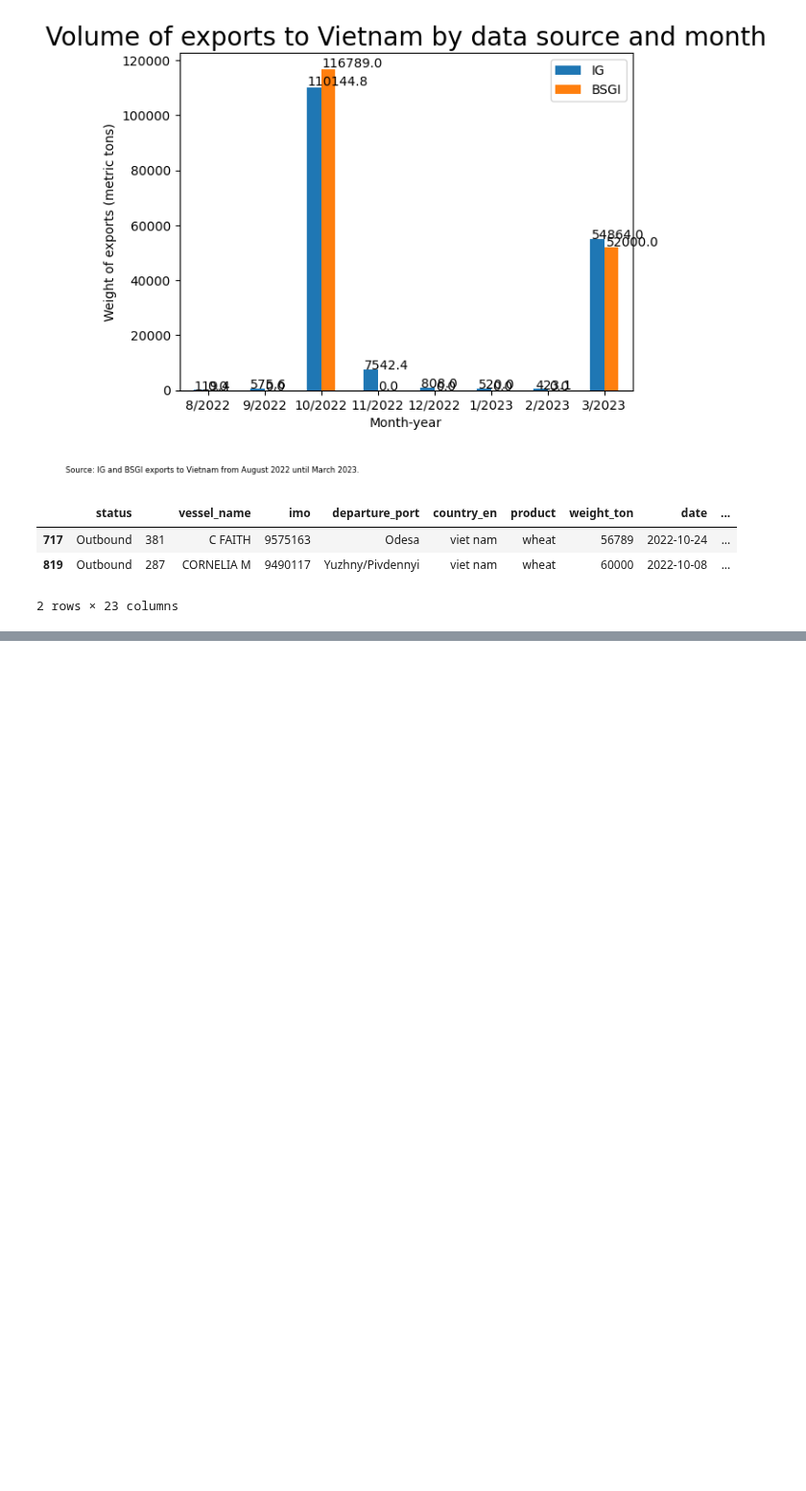
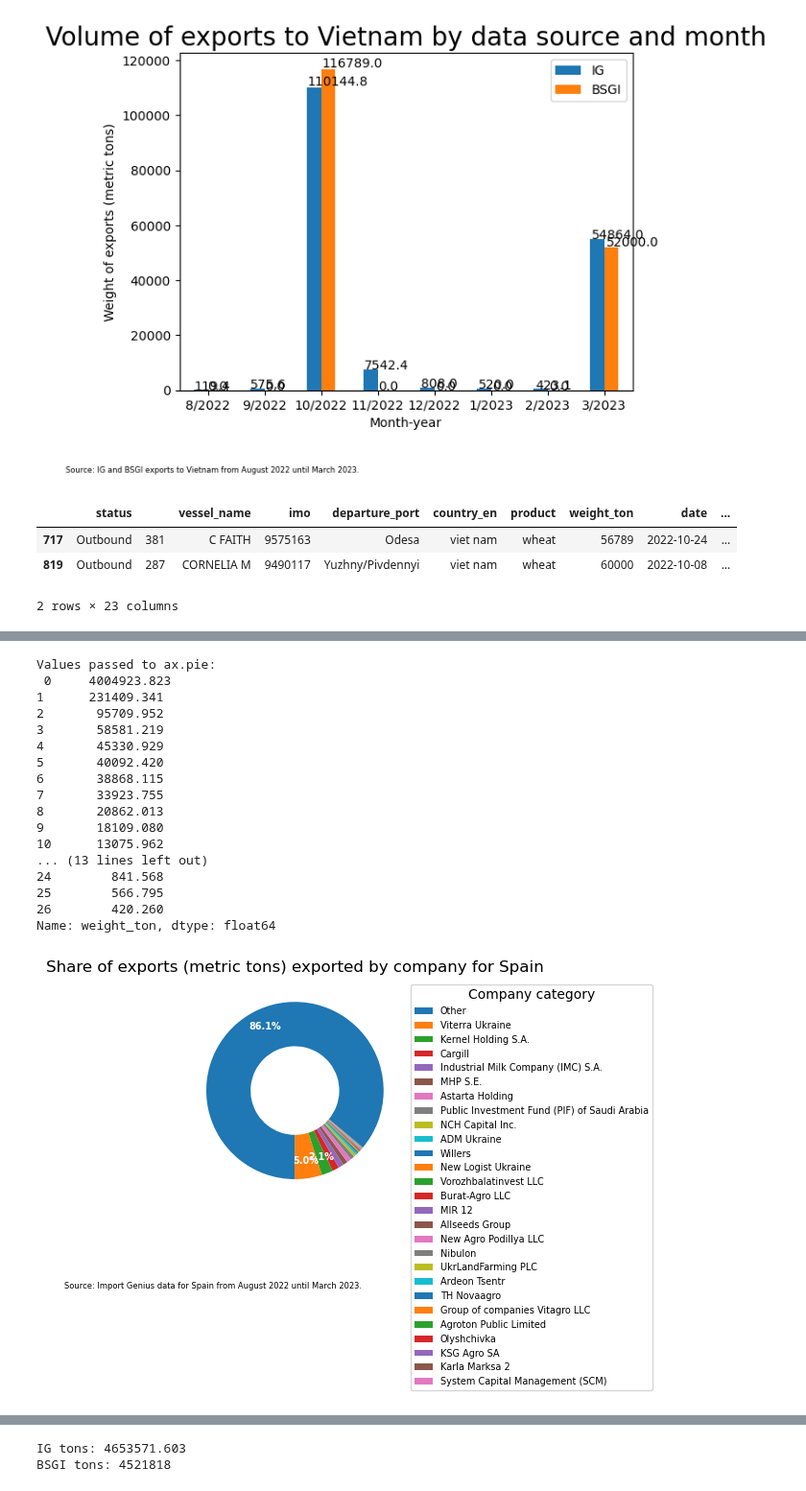
Before and after one commit to uchicago-dsi/oakland-institute-ukraine, a Jupyter notebook: notebooks/exports_oct22.ipynb, the cells around one changed output, grey strips where cells are left out. Shown at 96% size. Saved outputs shown, nothing was run; the diff lists cells and outputs as text; code cells hidden in the pictures; blank space fills up the shorter version.

```diff
--- a/notebooks/exports_oct22.ipynb
+++ b/notebooks/exports_oct22.ipynb
@@ -736,0 +776,27 @@ bsgi.loc[(bsgi.loc[:, "date"] >= "2022-10-01") & (bsgi.loc[:, "date"] < "2022-11
+# %%
+# First we import the csv file
+ig_spain = import_data("/Users/jmacedoc/Documents/DSI/Ukraine Agricultural Exports/oakland-institute-ukraine/data/ig_spain_22-23.csv", "ig")
+ig_spain["company_searched"] = ig_spain["SHIPPER"]
+ig_spain = rename_columns(ig_spain, "ig")
+
+ig_spain["year"] = ig_spain["date"].dt.year
+ig_spain["month"] = ig_spain["date"].dt.month
+
+ig_spain["weight_ton"] = ig_spain["weight_kg"] / 1000
+product_std = set(PRODUCTS_VAL)
+
+ig_spain
+product_std
+# We create a variable that sums the number of products mentioned in the
+# product name
+ig_spain["n_products"] = 0
+for product in product_std:
+    product_uk = GoogleTranslator("en", "uk").translate(product)
+    ig_spain[product] = ig_spain["product"].apply(lambda x: True if product_uk in x.lower() else False)
+    ig_spain["n_products"] += ig_spain[product]
+
+columns = ["country", "product"]
+for col in columns:
+    clean_column(ig_spain, col)
+
+ig_spain["country"].unique()
@@ -736,0 +816,6 @@ bsgi.loc[(bsgi.loc[:, "date"] >= "2022-10-01") & (bsgi.loc[:, "date"] < "2022-11
+# %%
+ig_spain["shipper_low"] = ig_spain["shipper"].str.lower()
+
+ig_c = ig_spain.copy()
+ig_c["company_std"] = standard_company_name(ig_spain["shipper_low"], subsidiaries_c)
+ig_c["company_std"].unique()
@@ -736,0 +839,27 @@ bsgi.loc[(bsgi.loc[:, "date"] >= "2022-10-01") & (bsgi.loc[:, "date"] < "2022-11
+# %%
+whole_period_g = cargo_grouping(ig_c, ["company_std"], ["weight_ton"], ["weight_ton"], False, {"weight_ton": "sum"})
+whole_period_g = whole_period_g.reset_index(drop=True)
+whole_period_g
+
+plot_pie(whole_period_g["company_std"], whole_period_g["weight_ton"], "Company category", "Share of exports (metric tons) exported by company for Spain", "Import Genius data for Spain from August 2022 until March 2023", 2, 0)
+
+whole_period_g
+# %% [output]
+Values passed to ax.pie:
+ 0     4004923.823
+1      231409.341
+2       95709.952
+3       58581.219
+4       45330.929
+5       40092.420
+6       38868.115
+7       33923.755
+8       20862.013
+9       18109.080
+10      13075.962
+... (13 lines left out)
+24        841.568
+25        566.795
+26        420.260
+Name: weight_ton, dtype: float64
+[figure, added]
@@ -736,0 +883,6 @@ bsgi.loc[(bsgi.loc[:, "date"] >= "2022-10-01") & (bsgi.loc[:, "date"] < "2022-11
+# %%
+print("IG tons:",ig_spain["weight_ton"].sum())
+print("BSGI tons:",bsgi_spain["weight_ton"].sum())
+# %% [output]
+IG tons: 4653571.603
+BSGI tons: 4521818
```
Also changed, not shown: parts of 21 cells of this notebook.
